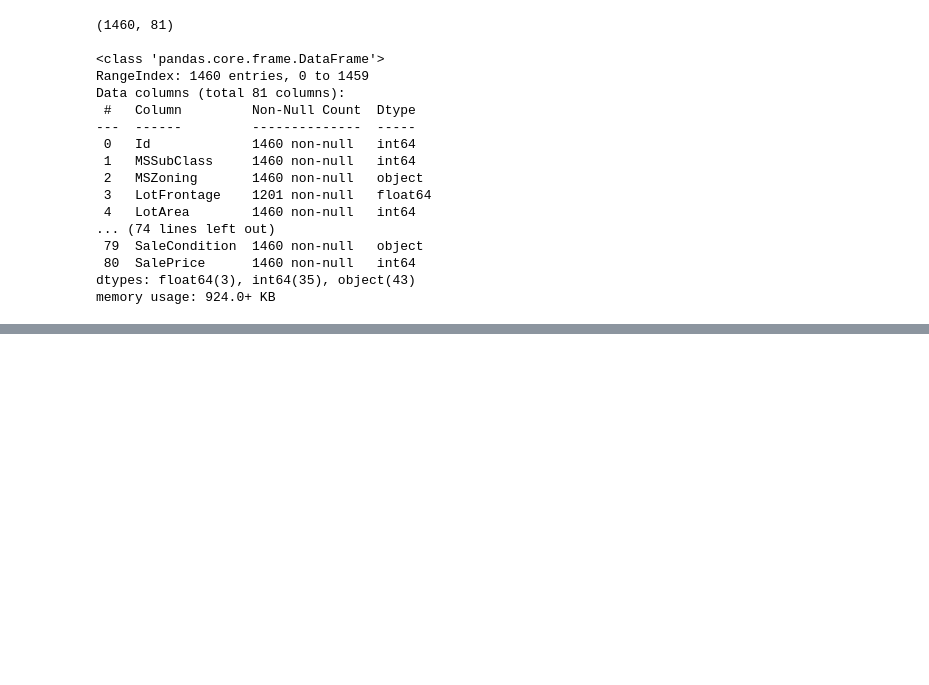
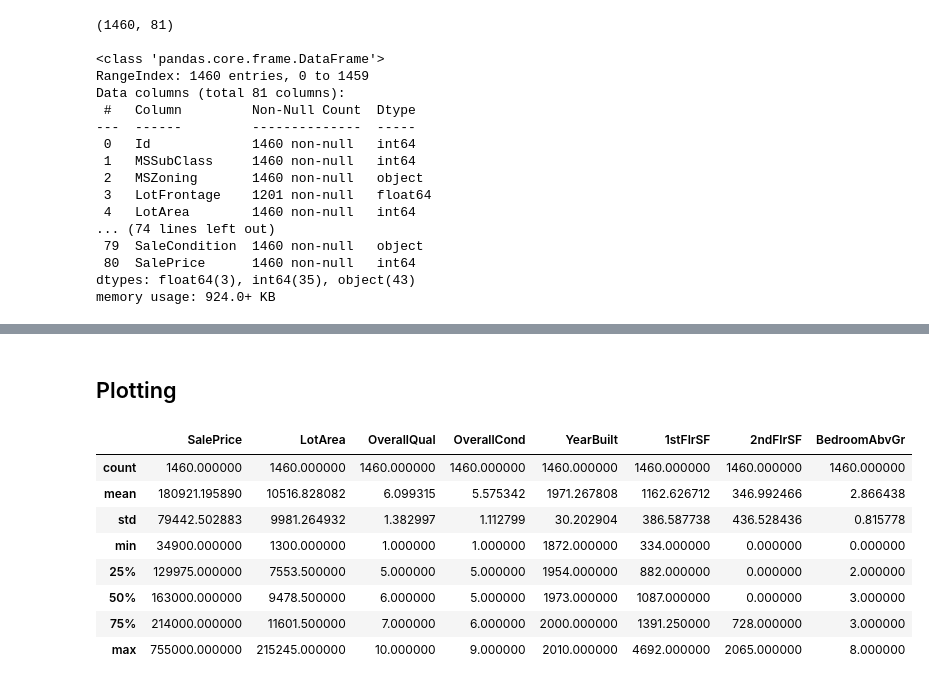
Before and after one commit to aleixJ/pandas_getting_started, a Jupyter notebook: Pandas.ipynb, the cells around one changed output, grey strips where cells are left out. Drawn from its saved outputs; the diff is of its cells as text; code cells hidden in the pictures; blank space fills up the shorter version.

```diff
--- a/Pandas.ipynb
+++ b/Pandas.ipynb
@@ -33,0 +88,16 @@ memory usage: 924.0+ KB
+# %% [markdown]
+## Plotting
+# %%
+# Print a table with some statistics for the numerical features
+# such as count, mean, std, min, 25%, 50%, 75%, max
+dataframe[numerical_features].describe()
+# %% [output]
+|  | SalePrice | LotArea | OverallQual | OverallCond | YearBuilt | 1stFlrSF | 2ndFlrSF | BedroomAbvGr |
+| count | 1460.000000 | 1460.000000 | 1460.000000 | 1460.000000 | 1460.000000 | 1460.000000 | 1460.000000 | 1460.000000 |
+| mean | 180921.195890 | 10516.828082 | 6.099315 | 5.575342 | 1971.267808 | 1162.626712 | 346.992466 | 2.866438 |
+| std | 79442.502883 | 9981.264932 | 1.382997 | 1.112799 | 30.202904 | 386.587738 | 436.528436 | 0.815778 |
+| min | 34900.000000 | 1300.000000 | 1.000000 | 1.000000 | 1872.000000 | 334.000000 | 0.000000 | 0.000000 |
+| 25% | 129975.000000 | 7553.500000 | 5.000000 | 5.000000 | 1954.000000 | 882.000000 | 0.000000 | 2.000000 |
+| 50% | 163000.000000 | 9478.500000 | 6.000000 | 5.000000 | 1973.000000 | 1087.000000 | 0.000000 | 3.000000 |
+| 75% | 214000.000000 | 11601.500000 | 7.000000 | 6.000000 | 2000.000000 | 1391.250000 | 728.000000 | 3.000000 |
+| max | 755000.000000 | 215245.000000 | 10.000000 | 9.000000 | 2010.000000 | 4692.000000 | 2065.000000 | 8.000000 |
```
Also changed, not shown: parts of 5 cells of this notebook.
